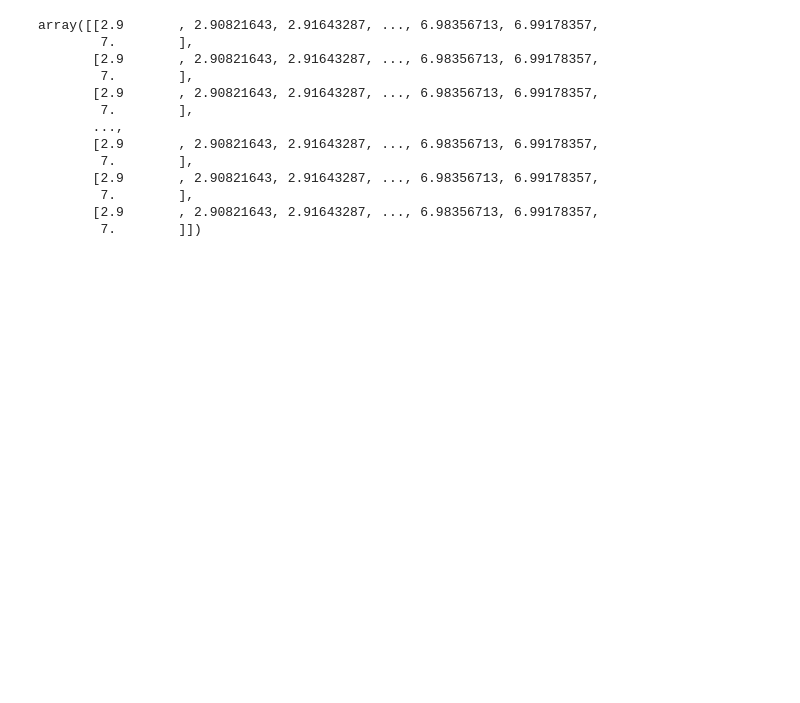
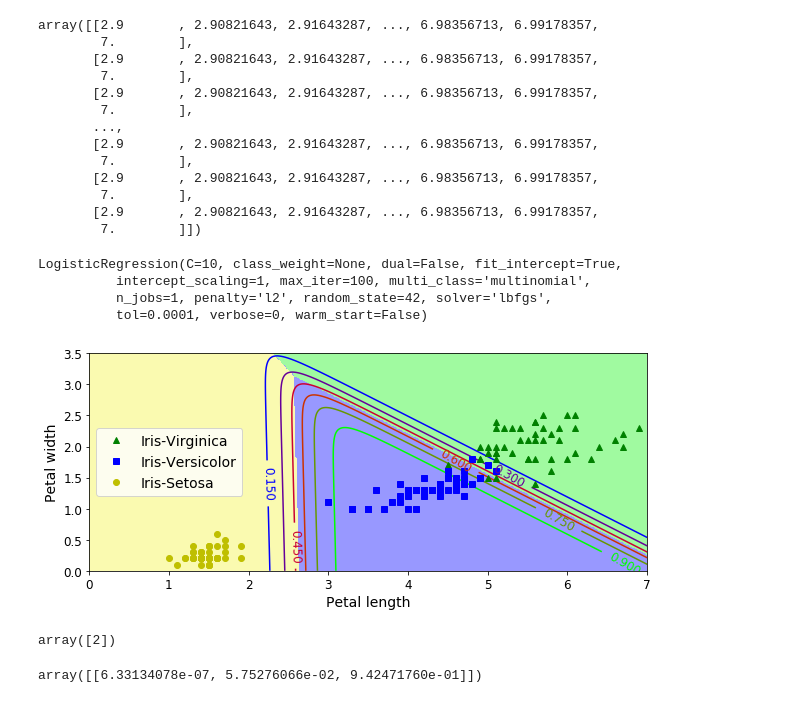
Before and after one commit to thephet/handson_ml, a Jupyter notebook: 04_training_linear_models.ipynb, the cells around one changed output. Drawn from its saved outputs; the diff is of its cells as text; code cells hidden in the pictures; blank space fills up the shorter version.

```diff
--- a/04_training_linear_models.ipynb
+++ b/04_training_linear_models.ipynb
@@ -653,3 +653,54 @@ array([[2.9       , 2.90821643, 2.91643287, ..., 6.98356713, 6.99178357,
         7.        ],
        [2.9       , 2.90821643, 2.91643287, ..., 6.98356713, 6.99178357,
         7.        ]])
+# %%
+X = iris["data"][:, (2, 3)]  # petal length, petal width
+y = iris["target"]
+
+softmax_reg = LogisticRegression(multi_class="multinomial",solver="lbfgs", C=10, random_state=42)
+softmax_reg.fit(X, y)
+# %% [output]
+LogisticRegression(C=10, class_weight=None, dual=False, fit_intercept=True,
+          intercept_scaling=1, max_iter=100, multi_class='multinomial',
+          n_jobs=1, penalty='l2', random_state=42, solver='lbfgs',
+          tol=0.0001, verbose=0, warm_start=False)
+# %%
+x0, x1 = np.meshgrid(
+        np.linspace(0, 8, 500).reshape(-1, 1),
+        np.linspace(0, 3.5, 200).reshape(-1, 1),
+    )
+X_new = np.c_[x0.ravel(), x1.ravel()]
+
+
+y_proba = softmax_reg.predict_proba(X_new)
+y_predict = softmax_reg.predict(X_new)
+
+zz1 = y_proba[:, 1].reshape(x0.shape)
+zz = y_predict.reshape(x0.shape)
+
+plt.figure(figsize=(10, 4))
+plt.plot(X[y==2, 0], X[y==2, 1], "g^", label="Iris-Virginica")
+plt.plot(X[y==1, 0], X[y==1, 1], "bs", label="Iris-Versicolor")
+plt.plot(X[y==0, 0], X[y==0, 1], "yo", label="Iris-Setosa")
+
+from matplotlib.colors import ListedColormap
+custom_cmap = ListedColormap(['#fafab0','#9898ff','#a0faa0'])
+
+plt.contourf(x0, x1, zz, cmap=custom_cmap, linewidth=5)
+contour = plt.contour(x0, x1, zz1, cmap=plt.cm.brg)
+plt.clabel(contour, inline=1, fontsize=12)
+plt.xlabel("Petal length", fontsize=14)
+plt.ylabel("Petal width", fontsize=14)
+plt.legend(loc="center left", fontsize=14)
+plt.axis([0, 7, 0, 3.5])
+plt.show()
+# %% [output]
+[figure, added]
+# %%
+softmax_reg.predict([[5, 2]])
+# %% [output]
+array([2])
+# %%
+softmax_reg.predict_proba([[5, 2]])
+# %% [output]
+array([[6.33134078e-07, 5.75276066e-02, 9.42471760e-01]])
```
Also changed, not shown: parts of 20 cells of this notebook.
